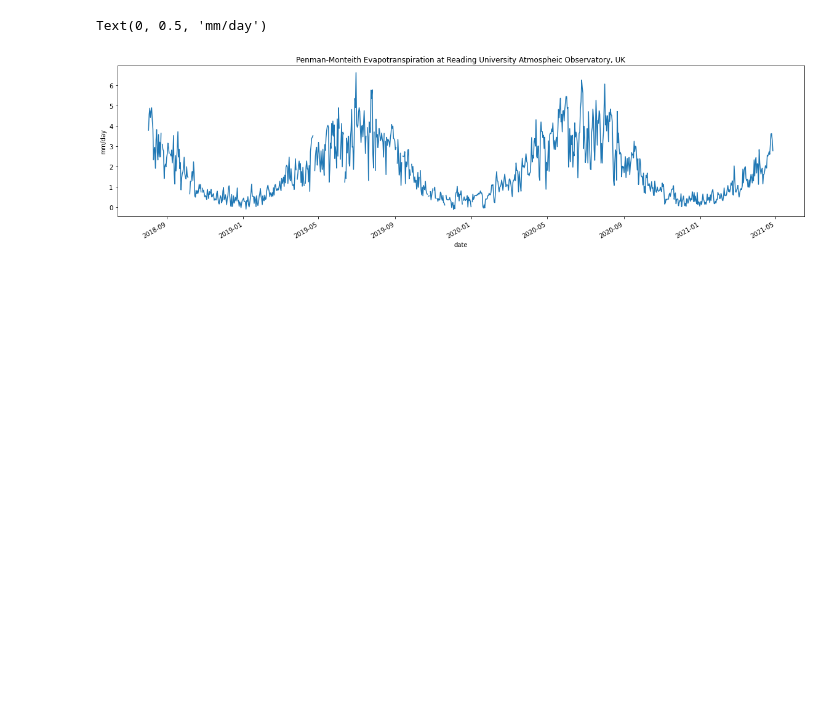
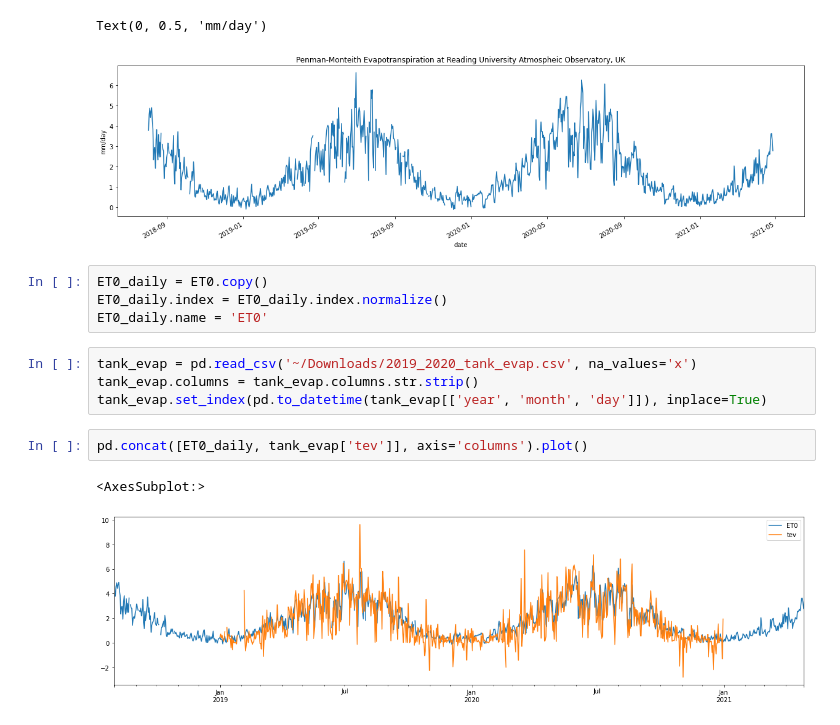
Before and after one commit to cjw296/irrigation, a Jupyter notebook: evapotranspiration.ipynb, the cells around one changed output. Drawn from its saved outputs; the diff is of its cells as text; blank space fills up the shorter version.

Commit message:
comparison with Reading Uni tank evaporation

```diff
--- a/evapotranspiration.ipynb
+++ b/evapotranspiration.ipynb
@@ -224,3 +224,16 @@ ax.set_ylabel('mm/day')
 # %% [output]
 Text(0, 0.5, 'mm/day')
 [figure]
+# %%
+ET0_daily = ET0.copy()
+ET0_daily.index = ET0_daily.index.normalize()
+ET0_daily.name = 'ET0'
+# %%
+tank_evap = pd.read_csv('~/Downloads/2019_2020_tank_evap.csv', na_values='x')
+tank_evap.columns = tank_evap.columns.str.strip()
+tank_evap.set_index(pd.to_datetime(tank_evap[['year', 'month', 'day']]), inplace=True)
+# %%
+pd.concat([ET0_daily, tank_evap['tev']], axis='columns').plot()
+# %% [output]
+<AxesSubplot:>
+[figure, added]
```
Also changed, not shown: parts of 1 cell of this notebook.
